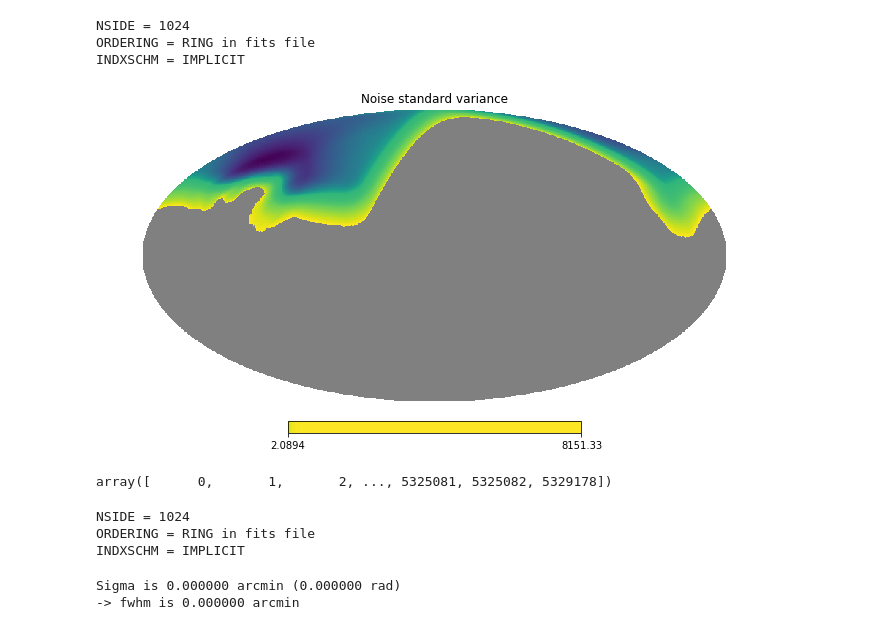
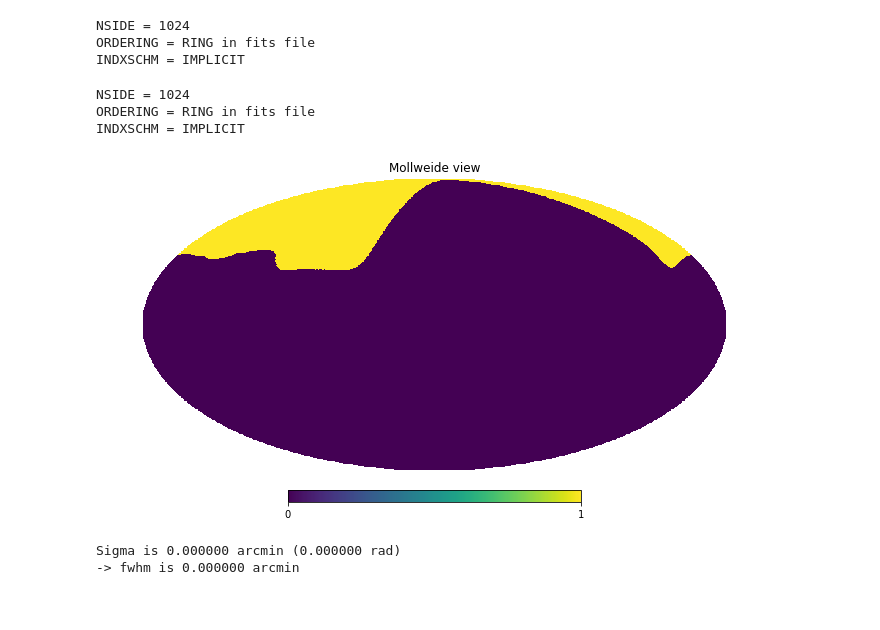
Before and after one commit to yaojian95/Ali_foreground, a Jupyter notebook: codes/Foregrounds.ipynb, the cells around one changed output. Saved outputs shown, nothing was run; the diff lists cells and outputs as text; code cells hidden in the pictures.

```diff
--- a/codes/Foregrounds.ipynb
+++ b/codes/Foregrounds.ipynb
@@ -294,15 +385,6 @@ n2[n2test <= 5] = 1
 NSIDE = 1024
 ORDERING = RING in fits file
 INDXSCHM = IMPLICIT
-# %%
-hp.mollview(n2test, norm = 'hist', title = 'Noise standard variance')
-plt.savefig('Noise_standard_variance.pdf', format = 'pdf')
-# %% [output]
-[figure, removed]
-# %%
-index[n2zeros == 0]
-# %% [output]
-array([      0,       1,       2, ..., 5325081, 5325082, 5329178])
 # %%
 ## To generate one realization of noise maps.
 
@@ -319,4 +401,8 @@ hp.write_map('/smc/jianyao/Ali_maps/full_noise_realizations_150.fits', nIQU)
 NSIDE = 1024
 ORDERING = RING in fits file
 INDXSCHM = IMPLICIT
+# %%
+hp.mollview(ali_ma)
+# %% [output]
+[figure, added]
 # %%
```
Also changed, not shown: parts of 55 cells of this notebook, 1 other file.
